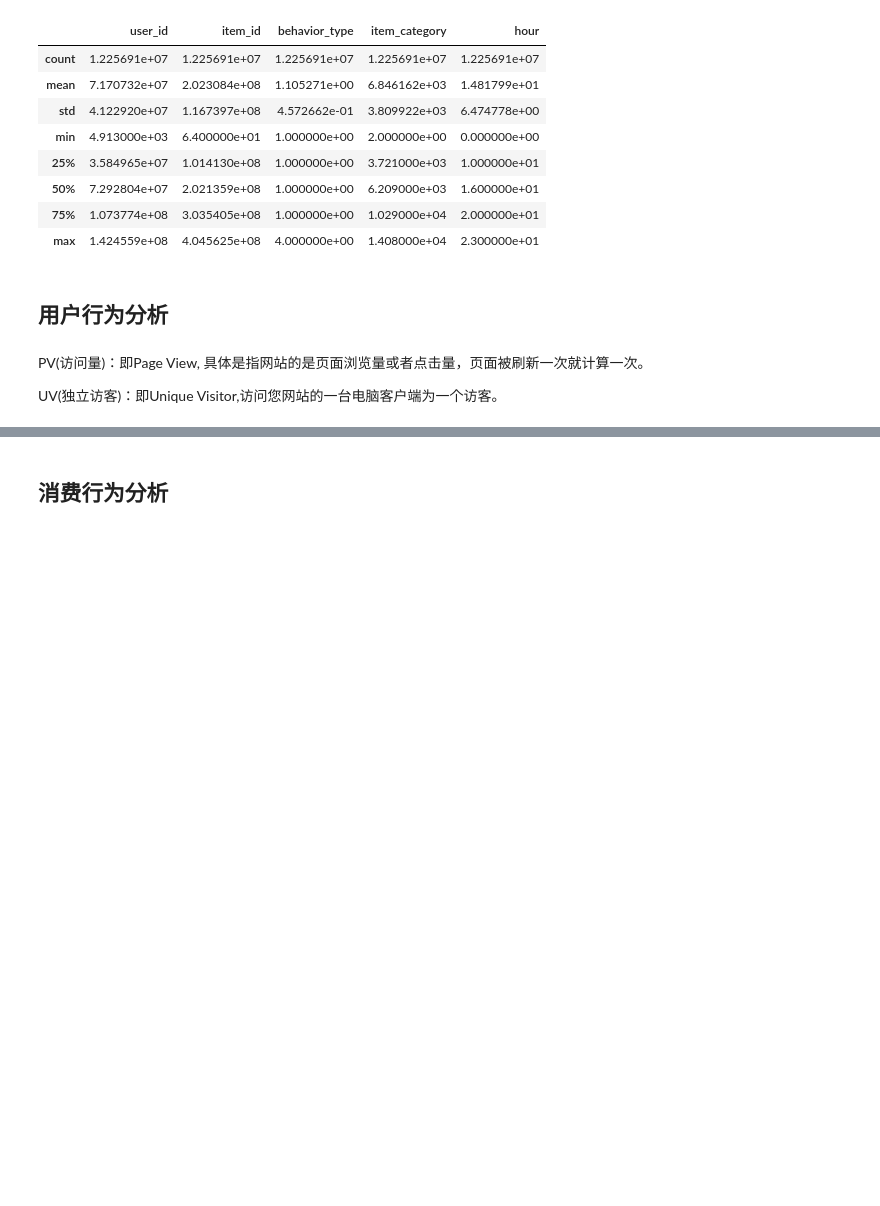
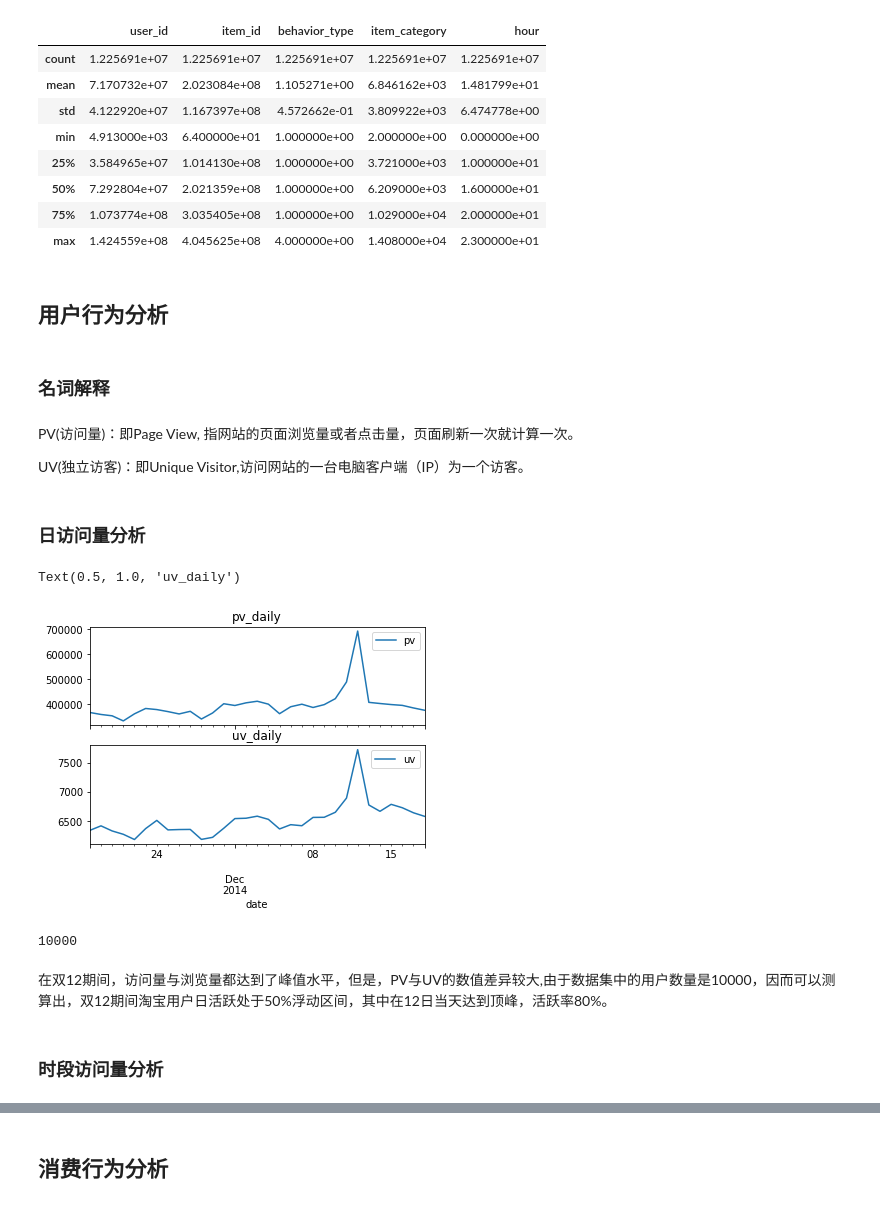
Before and after one commit to yves1012/Iridescent, a Jupyter notebook: Data Analysis/淘宝用户行为分析.ipynb, the cells around one changed output, grey strips where cells are left out. Cells and saved outputs as stored; diff of their text form; code cells hidden in the pictures; blank space fills up the shorter version.

```diff
--- a/Data Analysis/淘宝用户行为分析.ipynb
+++ b/Data Analysis/淘宝用户行为分析.ipynb
@@ -165,9 +99,35 @@ user_data.describe()
 | max | 1.424559e+08 | 4.045625e+08 | 4.000000e+00 | 1.408000e+04 | 2.300000e+01 |
 # %% [markdown]
 ## 用户行为分析
+# %% [markdown]
+### 名词解释
 # %% [markdown]
-PV(访问量)：即Page View, 具体是指网站的是页面浏览量或者点击量，页面被刷新一次就计算一次。
+PV(访问量)：即Page View, 指网站的页面浏览量或者点击量，页面刷新一次就计算一次。
 
-UV(独立访客)：即Unique Visitor,访问您网站的一台电脑客户端为一个访客。
+UV(独立访客)：即Unique Visitor,访问网站的一台电脑客户端（IP）为一个访客。
+# %% [markdown]
+### 日访问量分析
 # %%
-pv_daily = user_data.groupby('date')['user_id'].count().reset_index().reset_index().reset_index().
+# pv_daily记录每天用户操作次数
+pv_daily = user_data.groupby('date')['user_id'].count().reset_index().rename(columns={'user_id':'pv'})
+# %%
+# uv_daily记录每天不同的上线用户数量
+uv_daily = user_data.groupby('date')['user_id'].apply(lambda x : x.drop_duplicates().count()).reset_index().reset_index().rename(columns={'user_id':'uv'})
+# %%
+fig, axes = plt.subplots(2, 1, sharex=True)
+pv_daily.plot(x='date', y='pv', ax=axes[0])
+uv_daily.plot(x='date', y='uv', ax=axes[1])
+axes[0].set_title('pv_daily')
+axes[1].set_title('uv_daily')
+# %% [output]
+Text(0.5, 1.0, 'uv_daily')
+[figure, added]
+# %%
+# 数据集中用户样本数
+len(user_data['user_id'].unique())
+# %% [output]
+10000
+# %% [markdown]
+在双12期间，访问量与浏览量都达到了峰值水平，但是，PV与UV的数值差异较大,由于数据集中的用户数量是10000，因而可以测算出，双12期间淘宝用户日活跃处于50%浮动区间，其中在12日当天达到顶峰，活跃率80%。
+# %% [markdown]
+### 时段访问量分析
```
Also changed, not shown: parts of 42 cells of this notebook, 1 other file.
